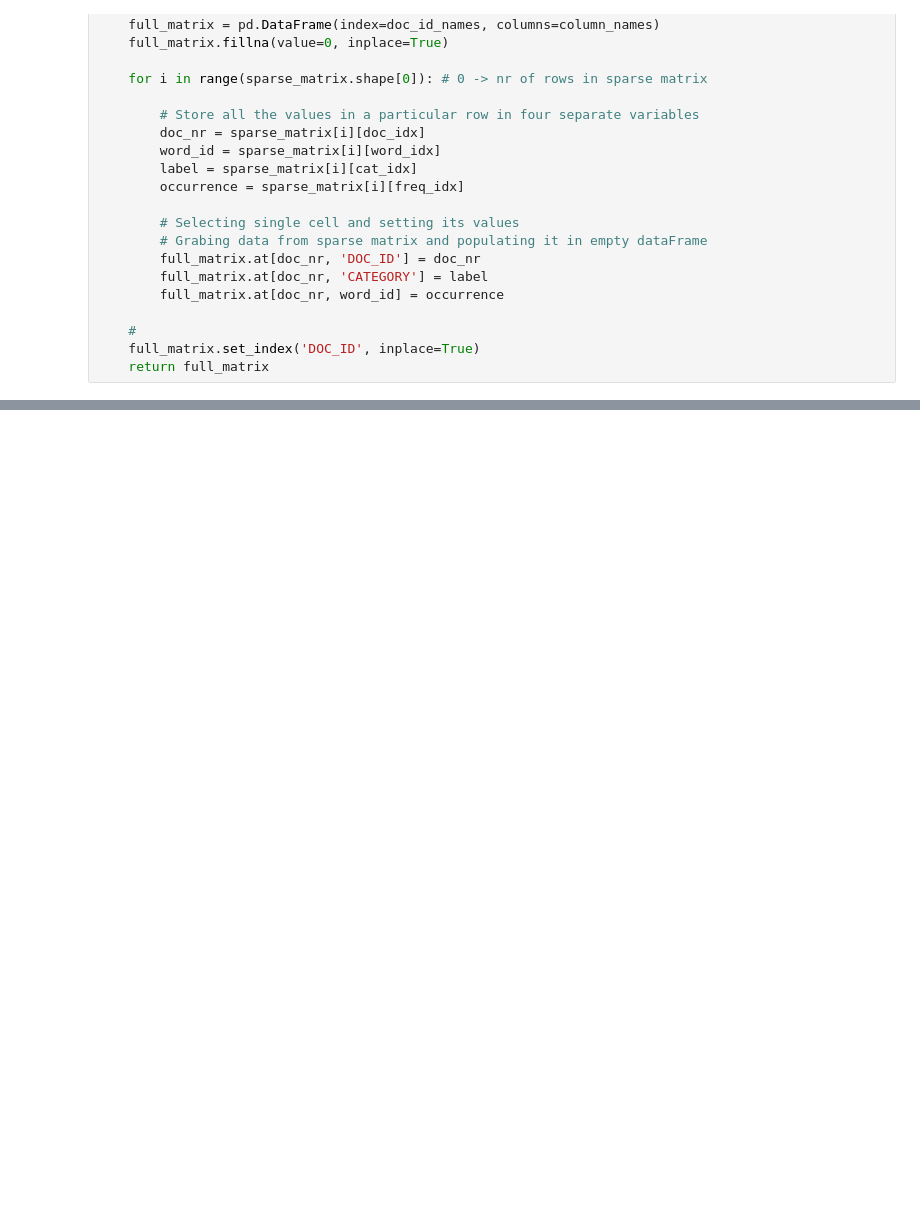
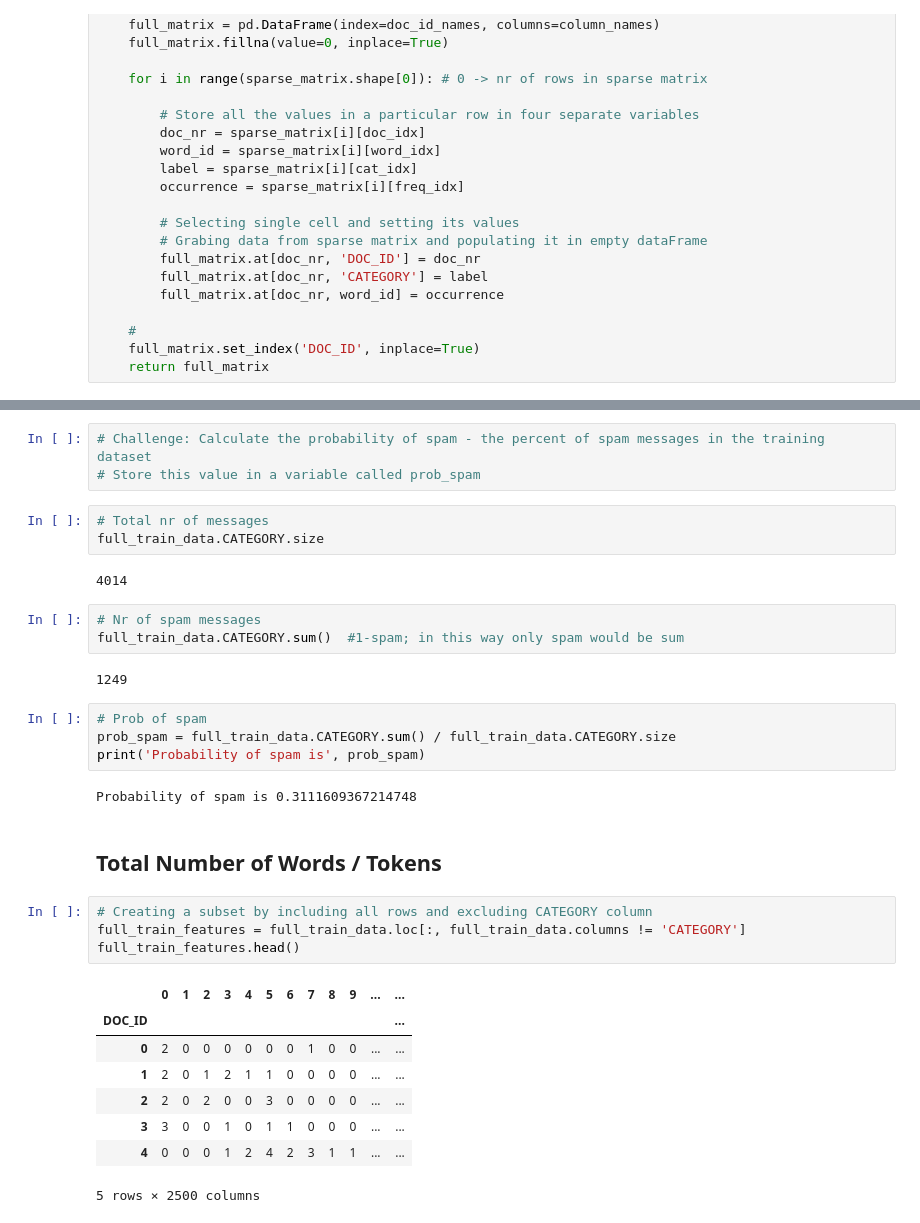
Before and after one commit to syedfaiqueali/Data-Science-And-Machine-Learning-Bootcamp, a Jupyter notebook: 5. Train a Naive Bayes Classifier to Create a Spam Filter (Part 2)/01. Bayes Classifier -Training.ipynb, the cells around one changed output, grey strips where cells are left out. Saved outputs shown, nothing was run; the diff lists cells and outputs as text; blank space fills up the shorter version.

```diff
--- a/5. Train a Naive Bayes Classifier to Create a Spam Filter (Part 2)/01. Bayes Classifier -Training.ipynb
+++ b/5. Train a Naive Bayes Classifier to Create a Spam Filter (Part 2)/01. Bayes Classifier -Training.ipynb
@@ -140,0 +145,34 @@ full_train_data.tail()
+# %%
+# Challenge: Calculate the probability of spam - the percent of spam messages in the training dataset
+# Store this value in a variable called prob_spam
+# %%
+# Total nr of messages
+full_train_data.CATEGORY.size
+# %% [output]
+4014
+# %%
+# Nr of spam messages
+full_train_data.CATEGORY.sum()  #1-spam; in this way only spam would be sum
+# %% [output]
+1249
+# %%
+# Prob of spam
+prob_spam = full_train_data.CATEGORY.sum() / full_train_data.CATEGORY.size
+print('Probability of spam is', prob_spam)
+# %% [output]
+Probability of spam is 0.3111609367214748
+# %% [markdown]
+## Total Number of Words / Tokens
+# %%
+# Creating a subset by including all rows and excluding CATEGORY column
+full_train_features = full_train_data.loc[:, full_train_data.columns != 'CATEGORY']
+full_train_features.head()
+# %% [output]
+|  | 0 | 1 | 2 | 3 | 4 | 5 | 6 | 7 | 8 | 9 | ... | ... |
+| DOC_ID |  |  |  |  |  |  |  |  |  |  |  | ... |
+| 0 | 2 | 0 | 0 | 0 | 0 | 0 | 0 | 1 | 0 | 0 | ... | ... |
+| 1 | 2 | 0 | 1 | 2 | 1 | 1 | 0 | 0 | 0 | 0 | ... | ... |
+| 2 | 2 | 0 | 2 | 0 | 0 | 3 | 0 | 0 | 0 | 0 | ... | ... |
+| 3 | 3 | 0 | 0 | 1 | 0 | 1 | 1 | 0 | 0 | 0 | ... | ... |
+| 4 | 0 | 0 | 0 | 1 | 2 | 4 | 2 | 3 | 1 | 1 | ... | ... |
+5 rows × 2500 columns
```
Also changed, not shown: parts of 16 cells of this notebook.
